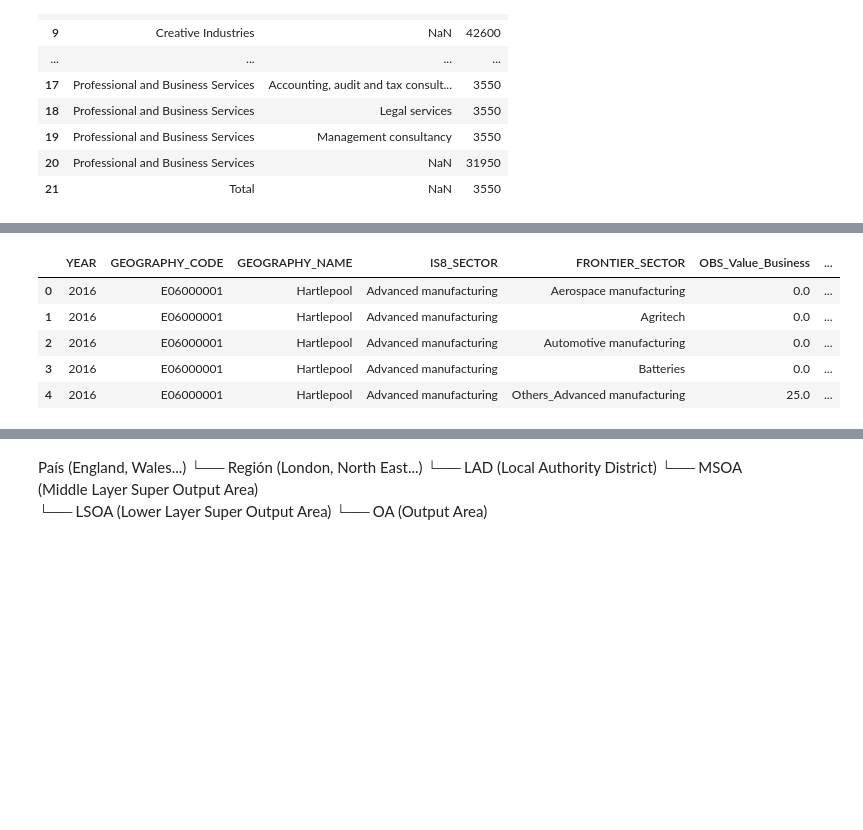
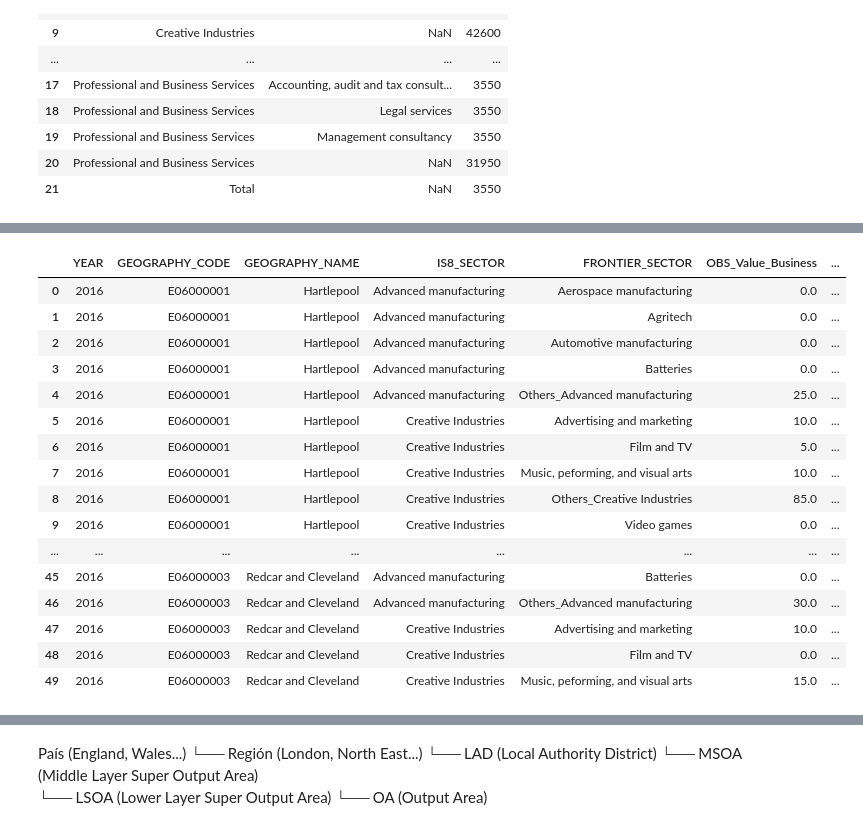
Before and after one commit to Phirtia/Economic_Observatory, a Jupyter notebook: Scripts/Final_version/Data_cleaning_fv.ipynb, the cells around one changed output, grey strips where cells are left out. Saved outputs shown, nothing was run; the diff lists cells and outputs as text; code cells hidden in the pictures; blank space fills up the shorter version.

```diff
--- a/Scripts/Final_version/Data_cleaning_fv.ipynb
+++ b/Scripts/Final_version/Data_cleaning_fv.ipynb
@@ -187,7 +192,9 @@ df0_em.groupby(['IS8_SECTOR', 'FRONTIER_SECTOR'], dropna=False).size().reset_ind
 | 20 | Professional and Business Services | NaN | 31950 |
 | 21 | Total | NaN | 3550 |
 # %%
-group_keys = ["YEAR", "GEOGRAPHY_CODE", "GEOGRAPHY_NAME", "IS8_SECTOR", "FRONTIER_SECTOR"]
+group_keys_frontier = ["YEAR", "GEOGRAPHY_CODE", "GEOGRAPHY_NAME", "IS8_SECTOR", "FRONTIER_SECTOR"]
+group_keys_sector = ["YEAR", "GEOGRAPHY_CODE", "GEOGRAPHY_NAME", "IS8_SECTOR"]
+
 
 df0_bus.loc[df0_bus["IS8_SECTOR"] == "Digital and Technology", "FRONTIER_SECTOR"] = "Digital and Technology"
 df0_bus.loc[df0_bus["IS8_SECTOR"] == "Defence sector", "FRONTIER_SECTOR"] = "Defence Sector"
@@ -206,6 +213,14 @@ df0_bus.loc[mask_bus, "FRONTIER_SECTOR"] = "Others_" + df0_bus.loc[mask_bus, "IS
 
 mask_em = df0_em["FRONTIER_SECTOR"].isna()
 df0_em.loc[mask_em, "FRONTIER_SECTOR"] = "Others_" + df0_em.loc[mask_em, "IS8_SECTOR"].fillna("Unknown")
+
+df0_bus = df0_bus[
+    (df0_bus["IS8_SECTOR"] != "Total")
+]
+
+df0_em = df0_em[
+    (df0_em["IS8_SECTOR"] != "Total")
+]
 # %%
 df0_bus.groupby(['IS8_SECTOR', 'FRONTIER_SECTOR'], dropna=False).size().reset_index(name='count')
 # %% [output]
@@ -249,24 +264,24 @@ df0_em.groupby(['IS8_SECTOR', 'FRONTIER_SECTOR'], dropna=False).size().reset_ind
 # %%
 ##This groupby is necessary because we have multiple columns in the businees data because is disaggregate by industry sector and size band. For us is interesting at the frontier
 ## level
-df0_bus_grouped = df0_bus.groupby(group_keys, as_index=False)["OBS_VALUE"].sum()
-df0_bus_grouped = df0_bus_grouped.rename(columns={"OBS_VALUE": "OBS_Value_Business"})
-print(df0_bus_grouped['IS8_SECTOR'].unique())
+df0_bus_grouped_frontier = df0_bus.groupby(group_keys_frontier, as_index=False)["OBS_VALUE"].sum()
+df0_bus_grouped_frontier = df0_bus_grouped_frontier.rename(columns={"OBS_VALUE": "OBS_Value_Business"})
+print(df0_bus_grouped_frontier['IS8_SECTOR'].unique())
 
 ## Same here, but the employment data is disaggregate by industry sector.
-df0_em_grouped = df0_em.groupby(group_keys, as_index=False)["OBS_VALUE"].sum()
-df0_em_grouped = df0_em_grouped.rename(columns={"OBS_VALUE": "OBS_Value_Employment"})
-print(df0_em_grouped['IS8_SECTOR'].unique())
+df0_em_grouped_frontier = df0_em.groupby(group_keys_frontier, as_index=False)["OBS_VALUE"].sum()
+df0_em_grouped_frontier = df0_em_grouped_frontier.rename(columns={"OBS_VALUE": "OBS_Value_Employment"})
+print(df0_em_grouped_frontier['IS8_SECTOR'].unique())
 
 ## Prioritize the business data available and  only we keep those values from employment data that math with business one.
-df_macro_data= df0_bus_grouped.merge(
-    df0_em_grouped,
-    on=group_keys,
+df_macro_data_frontier= df0_bus_grouped_frontier.merge(
+    df0_em_grouped_frontier,
+    on=group_keys_frontier,
     how="inner",  ##First we have left, but I change this for inner to only keep those values that match in both datasets. Then we have a dataset from 2016 to 2024.
     indicator=True
 )
 
-print(df_macro_data["_merge"].value_counts())
+print(df_macro_data_frontier["_merge"].value_counts())
 # %% [output]
 ['Advanced manufacturing' 'Creative Industries' 'Defence sector'
  'Digital and Technology' 'Financial Services' 'Life Sciences'
@@ -290,17 +338,28 @@ Name: count, dtype: int64
 #print(no_match_rig.shape)
 #print(no_match_rig["YEAR"].value_counts())
 # %%
-for col in group_keys:
-    df_macro_data[col] = df_macro_data[col].astype("category")
+for col in group_keys_frontier:
+    df_macro_data_frontier[col] = df_macro_data_frontier[col].astype("category")
 
-df_macro_data["OBS_Value_Business"] = df_macro_data["OBS_Value_Business"].astype("float32")
-df_macro_data["OBS_Value_Employment"] = df_macro_data["OBS_Value_Employment"].astype("float32")
-df_macro_data = df_macro_data.drop(columns=["_merge"])
-df_macro_data.head()
+df_macro_data_frontier["OBS_Value_Business"] = df_macro_data_frontier["OBS_Value_Business"].astype("float32")
+df_macro_data_frontier["OBS_Value_Employment"] = df_macro_data_frontier["OBS_Value_Employment"].astype("float32")
+df_macro_data_frontier = df_macro_data_frontier.drop(columns=["_merge"])
+df_macro_data_frontier.head(50)
 # %% [output]
 |  | YEAR | GEOGRAPHY_CODE | GEOGRAPHY_NAME | IS8_SECTOR | FRONTIER_SECTOR | OBS_Value_Business | ... |
 | 0 | 2016 | E06000001 | Hartlepool | Advanced manufacturing | Aerospace manufacturing | 0.0 | ... |
 | 1 | 2016 | E06000001 | Hartlepool | Advanced manufacturing | Agritech | 0.0 | ... |
 | 2 | 2016 | E06000001 | Hartlepool | Advanced manufacturing | Automotive manufacturing | 0.0 | ... |
 | 3 | 2016 | E06000001 | Hartlepool | Advanced manufacturing | Batteries | 0.0 | ... |
 | 4 | 2016 | E06000001 | Hartlepool | Advanced manufacturing | Others_Advanced manufacturing | 25.0 | ... |
+| 5 | 2016 | E06000001 | Hartlepool | Creative Industries | Advertising and marketing | 10.0 | ... |
+| 6 | 2016 | E06000001 | Hartlepool | Creative Industries | Film and TV | 5.0 | ... |
+| 7 | 2016 | E06000001 | Hartlepool | Creative Industries | Music, peforming, and visual arts | 10.0 | ... |
+| 8 | 2016 | E06000001 | Hartlepool | Creative Industries | Others_Creative Industries | 85.0 | ... |
+| 9 | 2016 | E06000001 | Hartlepool | Creative Industries | Video games | 0.0 | ... |
+| ... | ... | ... | ... | ... | ... | ... | ... |
+| 45 | 2016 | E06000003 | Redcar and Cleveland | Advanced manufacturing | Batteries | 0.0 | ... |
+| 46 | 2016 | E06000003 | Redcar and Cleveland | Advanced manufacturing | Others_Advanced manufacturing | 30.0 | ... |
+| 47 | 2016 | E06000003 | Redcar and Cleveland | Creative Industries | Advertising and marketing | 10.0 | ... |
+| 48 | 2016 | E06000003 | Redcar and Cleveland | Creative Industries | Film and TV | 0.0 | ... |
+| 49 | 2016 | E06000003 | Redcar and Cleveland | Creative Industries | Music, peforming, and visual arts | 15.0 | ... |
```
Also changed, not shown: parts of 38 cells of this notebook, 14 other files.
